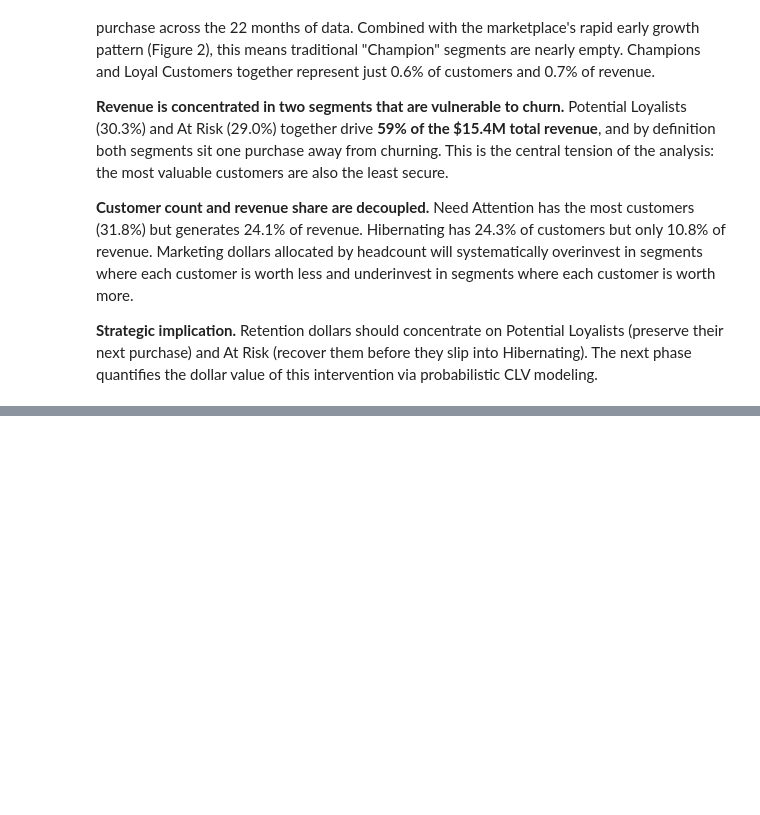
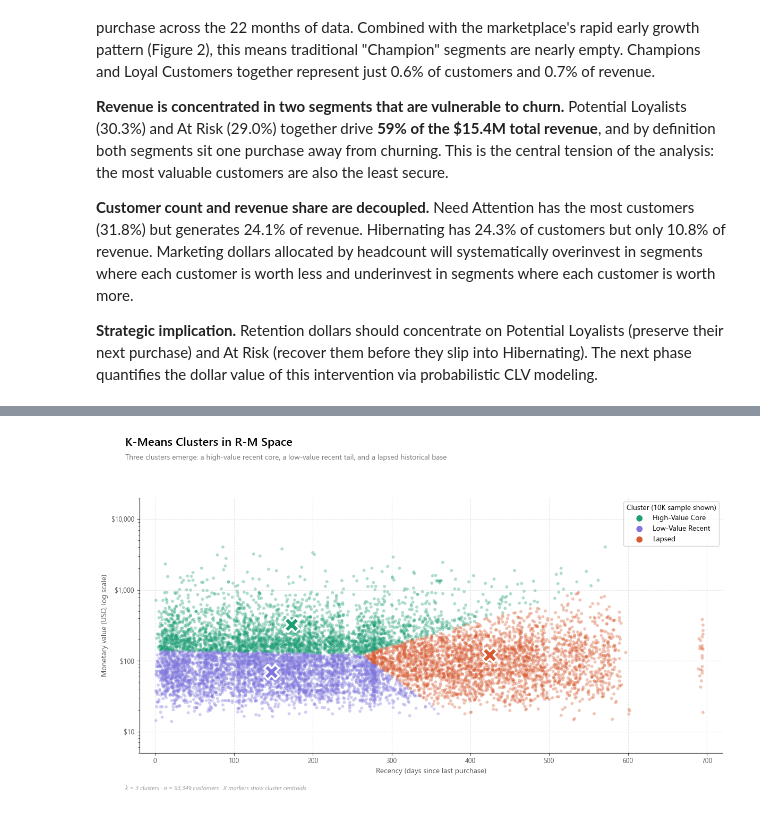
Before and after one commit to sivakumar-reddy/revops-customer-segmentation, a Jupyter notebook: notebooks/01_rfm_analysis.ipynb, the cells around one changed output, grey strips where cells are left out. Saved outputs shown, nothing was run; the diff lists cells and outputs as text; code cells hidden in the pictures; blank space fills up the shorter version.

```diff
--- a/notebooks/01_rfm_analysis.ipynb
+++ b/notebooks/01_rfm_analysis.ipynb
@@ -908,0 +1274,85 @@ print("✓ Figure 6 saved to reports/figures/fig06_segment_revenue.png")
+# %%
+# =====================================================================
+# Figure 8 — K-Means Cluster Scatter Plot
+# =====================================================================
+
+fig, ax = plt.subplots(figsize=(12, 7))
+
+# Use a 10K random sample for visual clarity (93K markers = unreadable mush)
+np.random.seed(42)
+plot_sample = rfm.sample(n=10_000, random_state=42)
+
+# Plot each cluster separately so the legend works cleanly
+for cluster_name in CLUSTER_ORDER:
+    cluster_data = plot_sample[plot_sample['cluster_name'] == cluster_name]
+    ax.scatter(
+        cluster_data['recency'],
+        cluster_data['monetary'],
+        s=18,
+        alpha=0.35,
+        color=CLUSTER_COLORS[cluster_name],
+        label=cluster_name,
+        edgecolor='none',
+    )
+
+# Plot the cluster centers (in original units — recency days + monetary dollars)
+# We have to recompute these in original space since the model was fit on scaled+log data
+for cluster_name in CLUSTER_ORDER:
+    cluster_data = rfm[rfm['cluster_name'] == cluster_name]
+    center_r = cluster_data['recency'].mean()
+    center_m = cluster_data['monetary'].mean()
+    ax.scatter(
+        center_r, center_m,
+        s=400, marker='X',
+        color=CLUSTER_COLORS[cluster_name],
+        edgecolor='white', linewidth=2.5,
+        zorder=10,
+    )
+
+
+# Log scale on y-axis — monetary has $13K outliers
+ax.set_yscale('log')
+ax.set_ylim(5, 20_000)
+ax.set_xlim(-20, 720)
+
+# Titles
+fig.suptitle(
+    'K-Means Clusters in R-M Space',
+    fontsize=16, fontweight='semibold', x=0.05, y=0.97, ha='left'
+)
+fig.text(
+    0.05, 0.91,
+    'Three clusters emerge: a high-value recent core, a low-value recent tail, and a lapsed historical base',
+    fontsize=10, color='#777777', ha='left'
+)
+
+# Axes
+ax.set_xlabel('Recency (days since last purchase)', fontsize=10)
+ax.set_ylabel('Monetary value (USD, log scale)', fontsize=10)
+ax.yaxis.set_major_formatter(plt.matplotlib.ticker.FuncFormatter(
+    lambda x, _: f'${int(x):,}' if x >= 1 else f'${x:.0f}'
+))
+ax.grid(alpha=0.3, linestyle='--')
+
+# Legend
+legend = ax.legend(
+    loc='upper right', frameon=True, fontsize=10, markerscale=2,
+    title='Cluster (10K sample shown)', title_fontsize=10,
+)
+legend.get_frame().set_edgecolor('#CCCCCC')
+legend.get_frame().set_facecolor('white')
+# Make legend markers fully opaque even though the scatter is transparent
+for lh in legend.legend_handles:
+    lh.set_alpha(1.0)
+
+# Bottom note
+fig.text(
+    0.05, 0.02,
+    f'k = 3 clusters · n = {len(rfm):,} customers · X markers show cluster centroids',
+    fontsize=8, color='#999999', ha='left', style='italic'
+)
+
+plt.tight_layout(rect=[0, 0.04, 1, 0.88])
+plt.savefig('../reports/figures/fig08_kmeans_scatter.png', bbox_inches='tight', facecolor='white')
+# %% [output]
+[figure, added]
```
Also changed, not shown: parts of 15 cells of this notebook, 6 other files.
